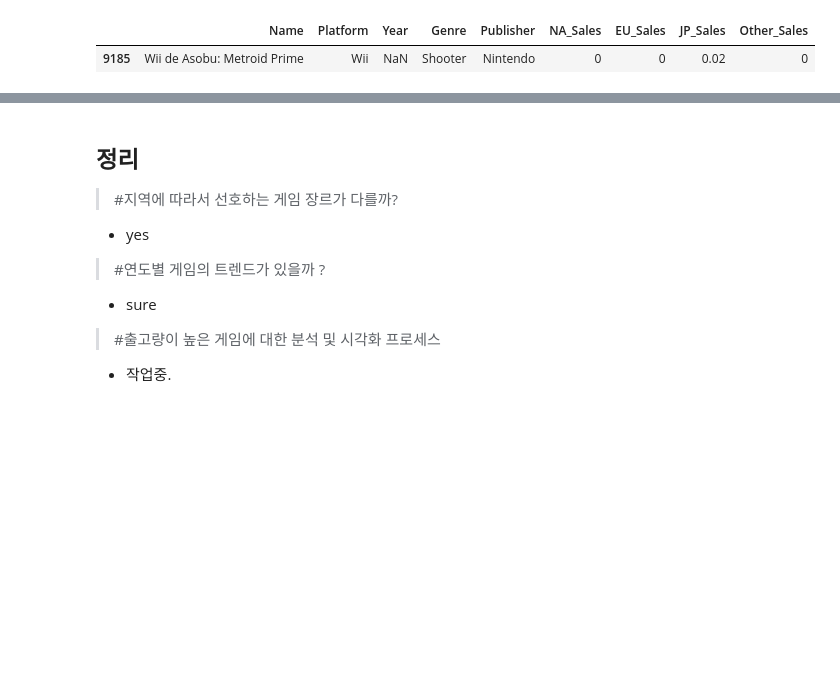
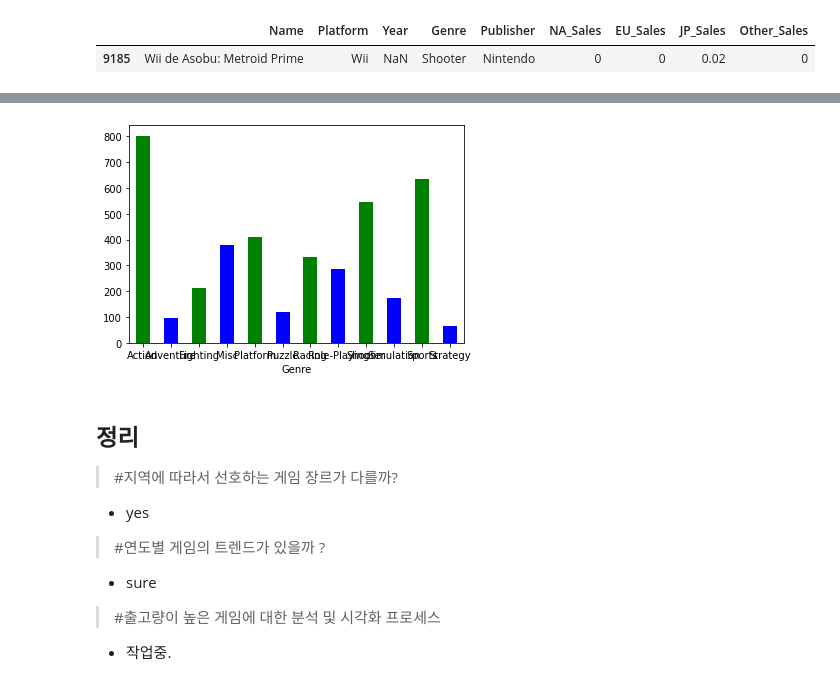
Before and after one commit to letssoar/CodeStatesProject, a Jupyter notebook: section1/colab_1.ipynb, the cells around one changed output, grey strips where cells are left out. Saved outputs shown, nothing was run; the diff lists cells and outputs as text; code cells hidden in the pictures; blank space fills up the shorter version.

```diff
--- a/section1/colab_1.ipynb
+++ b/section1/colab_1.ipynb
@@ -132,0 +95,20 @@ dtype: int64
+# %%
+# M, K 로 들어있는 데이터 삭제.
+sales = ['NA_Sales','EU_Sales','JP_Sales','Other_Sales']
+
+s1 = set([])
+for v in sales:
+    idx = df1[ (df1[v].str.count('M')>0) | (df1[v].str.count('K')>0) ].index
+    #print(idx)
+    s1.update(idx)
+#print(s1)
+#print( 'total=', len(s1) / df1.shape[0] )
+
+#일단 삭제..
+df1.drop( s1, inplace=True)
+df1.reset_index(drop=True,inplace = True)
+
+
+#숫자로 타입변경
+df1[sales] = df1[sales].astype(float)
+df1.info()
@@ -141,0 +220,5 @@ dtype: int64
+# %%
+df_Genre['NA_Sales']
+df_Genre['NA_Sales'].plot.bar(color=['g', 'b'], rot=0);
+# %% [output]
+[figure, added]
```
Also changed, not shown: parts of 8 cells of this notebook.
